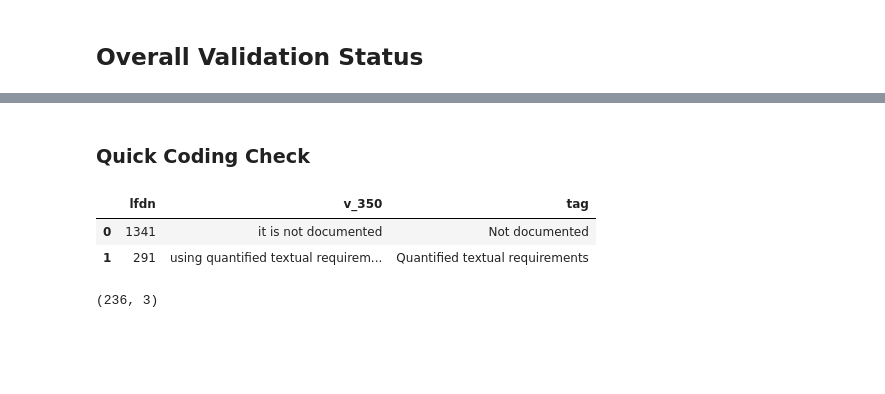
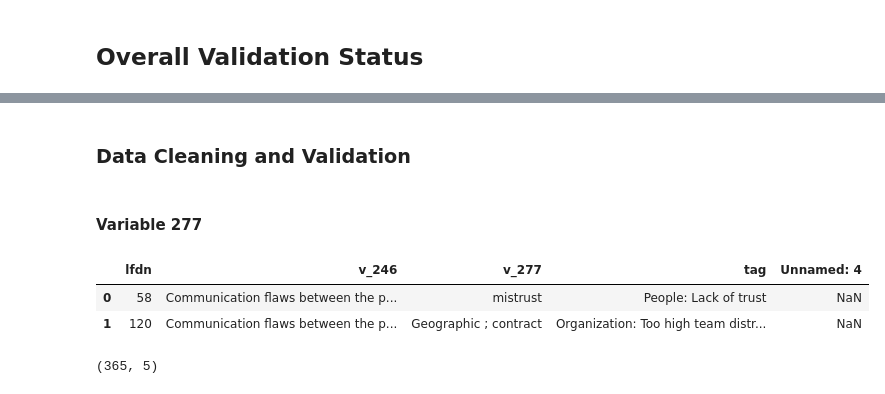
Before and after one commit to NaPiRE/napire2018, a Jupyter notebook: notebooks/freetext/03_validation.ipynb, the cells around one changed output, grey strips where cells are left out. Saved outputs shown, nothing was run; the diff lists cells and outputs as text; code cells hidden in the pictures; blank space fills up the shorter version.

```diff
--- a/notebooks/freetext/03_validation.ipynb
+++ b/notebooks/freetext/03_validation.ipynb
@@ -38,5 +56,3 @@
 | v_348 | Safety | `New Tags` | OK | Check semantics ("Not"?)|
 | v_349 | Security | `New Tags` | OK | None|
 | v_350 | Usability | `New Tags` | OK | None|
-# %% [markdown]
-### Quick Coding Check
@@ -46,13 +59,17 @@ import re, os
+# %% [markdown]
+### Data Cleaning and Validation
+# %% [markdown]
+#### Variable 277<a id="v_2"></a>
 # %%
-df = pd.read_csv('../../data/freetext_coded/v_350_usability_188_coded.csv', sep=';')
-#df = pd.read_csv('../../data/freetext_coded/v_285_with_252_total_274_coded.csv', sep=';', encoding='latin-1')
+#df = pd.read_csv('../../data/freetext_coded/v_350_usability_188_coded.csv', sep=';')
+df = pd.read_csv('../../data/freetext_coded/v_277_with_246_total_365_partially_coded.csv', sep=';', encoding='latin-1')
 pd.set_option('display.max_rows', None)
 df.head(2)
 # %% [output]
-|  | lfdn | v_350 | tag |
-| 0 | 1341 | it is not documented | Not documented |
-| 1 | 291 | using quantified textual requirem... | Quantified textual requirements |
+|  | lfdn | v_246 | v_277 | tag | Unnamed: 4 |
+| 0 | 58 | Communication flaws between the p... | mistrust | People: Lack of trust | NaN |
+| 1 | 120 | Communication flaws between the p... | Geographic ; contract | Organization: Too high team distr... | NaN |
 # %%
 df.shape
 # %% [output]
-(236, 3)
+(365, 5)
```
Also changed, not shown: parts of 10 cells of this notebook.
